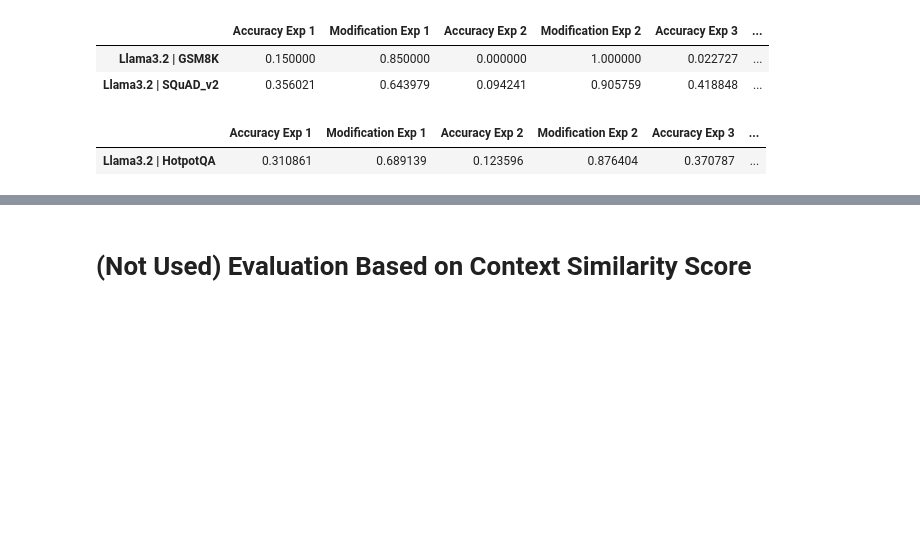
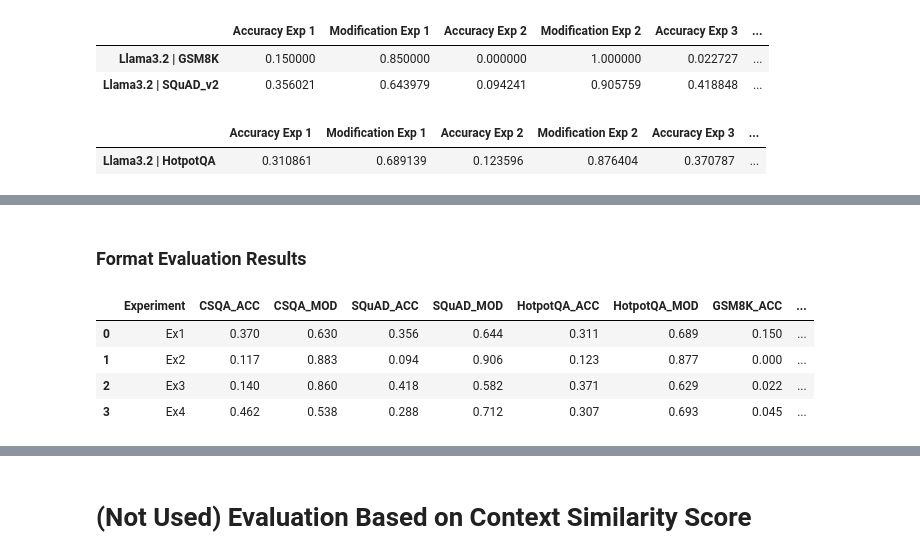
Before and after one commit to MaySiva/NLP-Project, a Jupyter notebook: LLMs_validation.ipynb, the cells around one changed output, grey strips where cells are left out. Cells and saved outputs as stored; diff of their text form; code cells hidden in the pictures; blank space fills up the shorter version.

```diff
--- a/LLMs_validation.ipynb
+++ b/LLMs_validation.ipynb
@@ -269,0 +259,23 @@ Data of the CSQA dataset exported successfully
+# %% [markdown]
+### Format Evaluation Results
+# %%
+# Organizing the data into a DataFrame
+data = {
+    'Experiment': ['Ex1', 'Ex2', 'Ex3', 'Ex4'],
+    'CSQA_ACC': [0.37, 0.117, 0.14, 0.462],
+    'CSQA_MOD': [0.63, 0.883, 0.86, 0.538],
+    'SQuAD_ACC': [0.356, 0.094, 0.418, 0.288],
+    'SQuAD_MOD': [0.644, 0.906, 0.582, 0.712],
+    'HotpotQA_ACC': [0.311, 0.123, 0.371, 0.307],
+    'HotpotQA_MOD': [0.689, 0.877, 0.629, 0.693],
+    'GSM8K_ACC': [0.15, 0.0, 0.022, 0.045],
+    'GSM8K_MOD': [0.85, 1.0, 0.978, 0.955]
+}
+df = pd.DataFrame(data)
+df
+# %% [output]
+|  | Experiment | CSQA_ACC | CSQA_MOD | SQuAD_ACC | SQuAD_MOD | HotpotQA_ACC | HotpotQA_MOD | GSM8K_ACC | ... |
+| 0 | Ex1 | 0.370 | 0.630 | 0.356 | 0.644 | 0.311 | 0.689 | 0.150 | ... |
+| 1 | Ex2 | 0.117 | 0.883 | 0.094 | 0.906 | 0.123 | 0.877 | 0.000 | ... |
+| 2 | Ex3 | 0.140 | 0.860 | 0.418 | 0.582 | 0.371 | 0.629 | 0.022 | ... |
+| 3 | Ex4 | 0.462 | 0.538 | 0.288 | 0.712 | 0.307 | 0.693 | 0.045 | ... |
```
Also changed, not shown: parts of 13 cells of this notebook.
